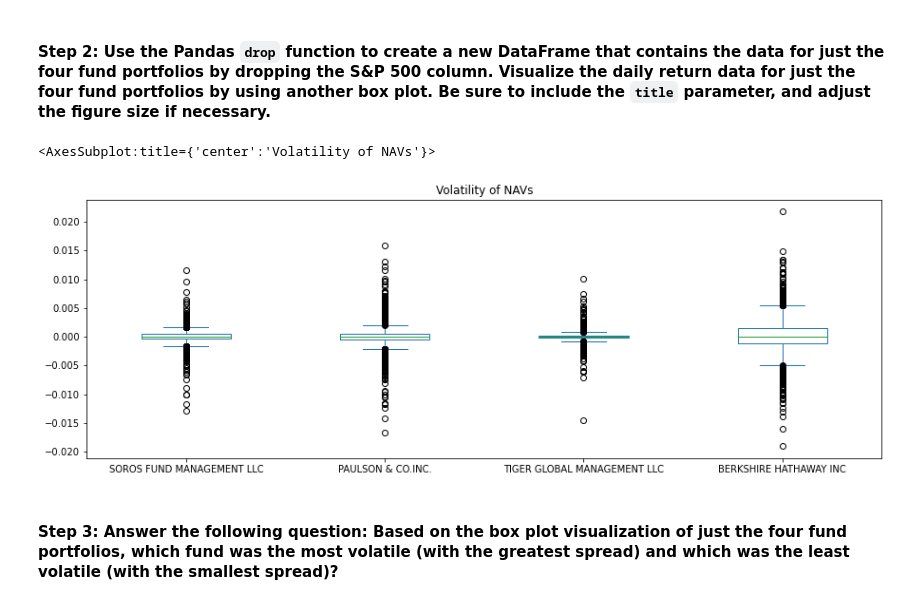
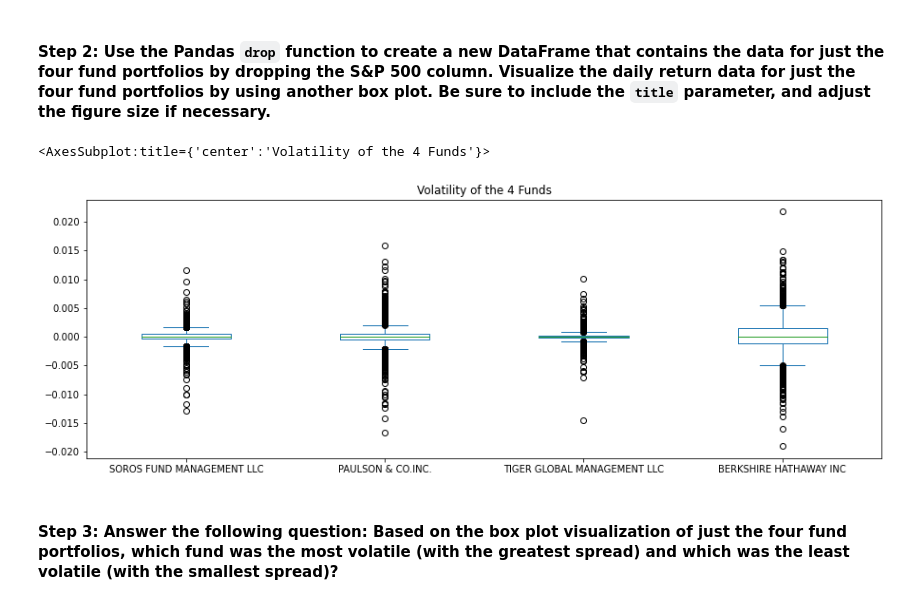
Before and after one commit to jojomani/Whale_RiskReturn_Analysis, a Jupyter notebook: risk_return_analysis.ipynb, the cells around one changed output. Saved outputs shown, nothing was run; the diff lists cells and outputs as text; code cells hidden in the pictures.

Commit message:
Updated risk return analysis

```diff
--- a/risk_return_analysis.ipynb
+++ b/risk_return_analysis.ipynb
@@ -212,15 +122,15 @@ daily_returns_all.plot(kind="box", figsize=(15,5), title="Volatility of the 4 Fu
 # %%
 # Create a new DataFrame containing only the 4 fund portfolios by dropping the S&P 500 column from the DataFrame
 # Create box plots to reflect the return data for only the 4 fund portfolios
 # Include a title parameter and adjust the figure size
-navs_df.drop(columns=["S&P 500"], inplace=True)
+four_funds = navs_df.drop(columns=["S&P 500"])
 
-daily_returns_4f = navs_df.pct_change().dropna()
+daily_returns_4f = four_funds.pct_change().dropna()
 
 daily_returns_4f.plot(kind="box", figsize=(15,5), title="Volatility of the 4 Funds")
 # %% [output]
-<AxesSubplot:title={'center':'Volatility of NAVs'}>
+<AxesSubplot:title={'center':'Volatility of the 4 Funds'}>
-[figure, old version]
+[figure, new version]
 # %% [markdown]
 #### Step 3: Answer the following question: Based on the box plot visualization of just the four fund portfolios, which fund was the most volatile (with the greatest spread) and which was the least volatile (with the smallest spread)?
 # %% [markdown]
```
Also changed, not shown: parts of 15 cells of this notebook.
